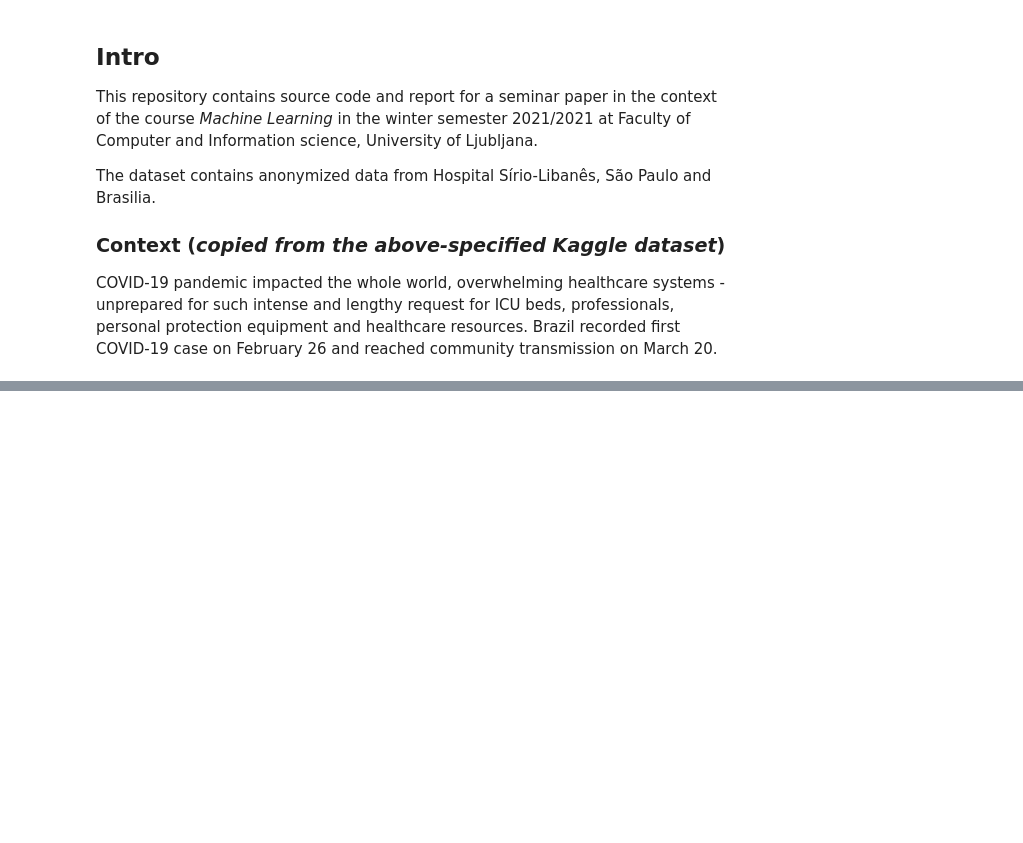
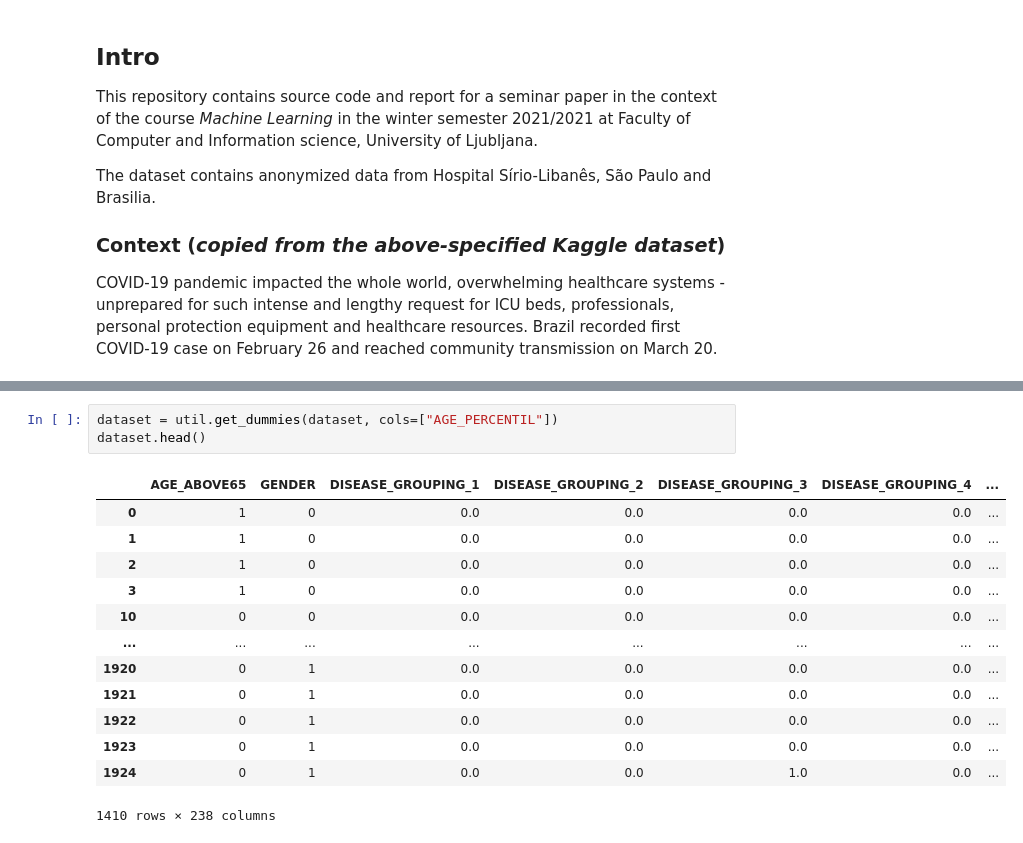
Before and after one commit to JakobSkornik/covid19-admission, a Jupyter notebook: main.ipynb, the cells around one changed output, grey strips where cells are left out. Saved outputs shown, nothing was run; the diff lists cells and outputs as text; blank space fills up the shorter version.

```diff
--- a/main.ipynb
+++ b/main.ipynb
@@ -108,0 +259,17 @@ df.head()
+# %%
+dataset = util.get_dummies(dataset, cols=["AGE_PERCENTIL"])
+dataset.head()
+# %% [output]
+|  | AGE_ABOVE65 | GENDER | DISEASE_GROUPING_1 | DISEASE_GROUPING_2 | DISEASE_GROUPING_3 | DISEASE_GROUPING_4 | ... |
+| 0 | 1 | 0 | 0.0 | 0.0 | 0.0 | 0.0 | ... |
+| 1 | 1 | 0 | 0.0 | 0.0 | 0.0 | 0.0 | ... |
+| 2 | 1 | 0 | 0.0 | 0.0 | 0.0 | 0.0 | ... |
+| 3 | 1 | 0 | 0.0 | 0.0 | 0.0 | 0.0 | ... |
+| 10 | 0 | 0 | 0.0 | 0.0 | 0.0 | 0.0 | ... |
+| ... | ... | ... | ... | ... | ... | ... | ... |
+| 1920 | 0 | 1 | 0.0 | 0.0 | 0.0 | 0.0 | ... |
+| 1921 | 0 | 1 | 0.0 | 0.0 | 0.0 | 0.0 | ... |
+| 1922 | 0 | 1 | 0.0 | 0.0 | 0.0 | 0.0 | ... |
+| 1923 | 0 | 1 | 0.0 | 0.0 | 0.0 | 0.0 | ... |
+| 1924 | 0 | 1 | 0.0 | 0.0 | 1.0 | 0.0 | ... |
+1410 rows × 238 columns
```
Also changed, not shown: parts of 26 cells of this notebook, 2 other files.
